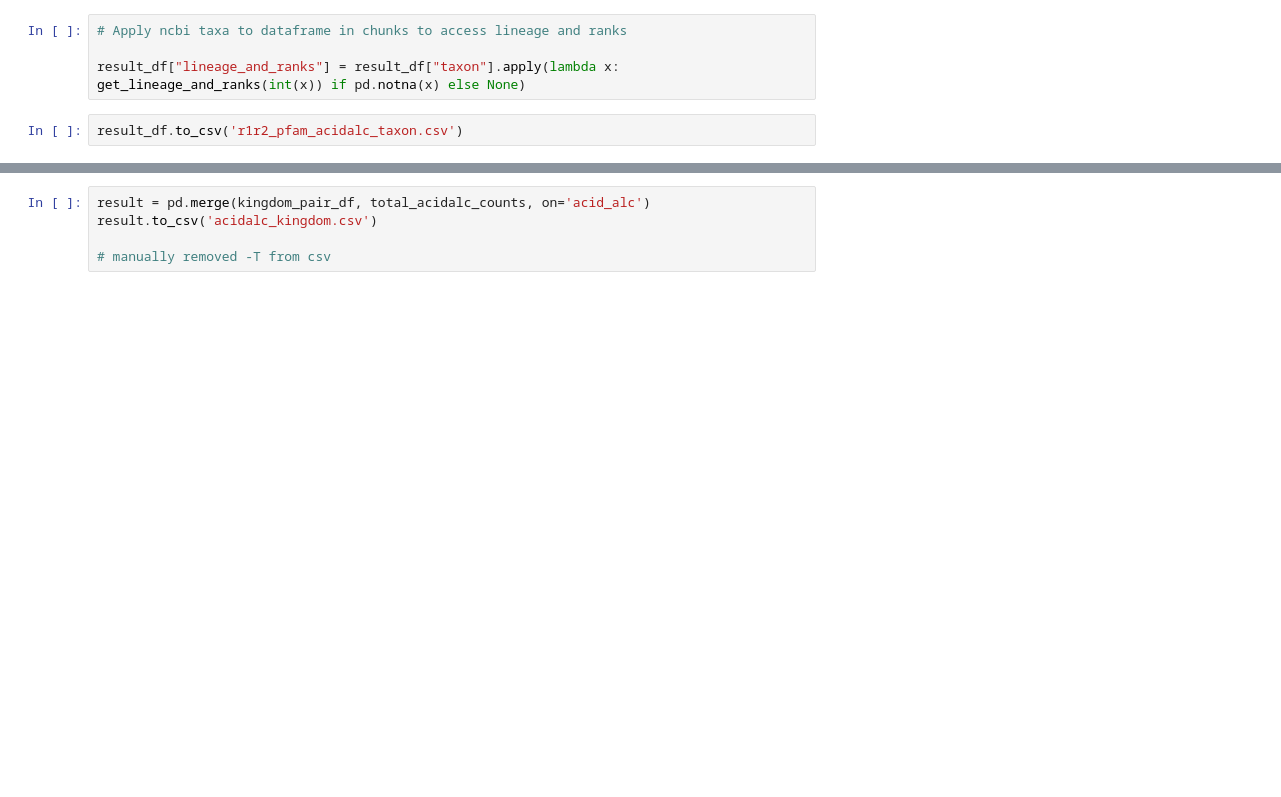
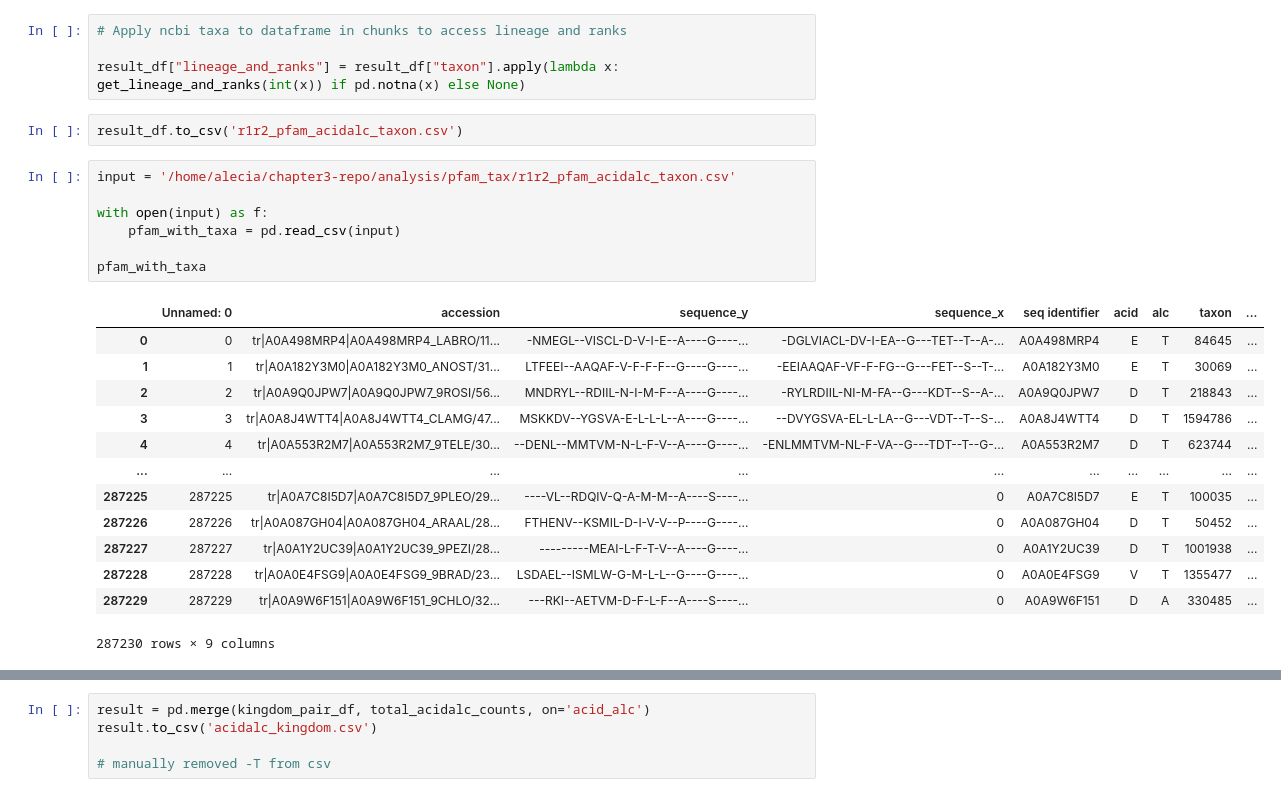
Before and after one commit to aleciagee/ihelix-residues-analysis, a Jupyter notebook: analysis/pfam_tax/pfam_r1r2_taxonomy.ipynb, the cells around one changed output, grey strips where cells are left out. Saved outputs shown, nothing was run; the diff lists cells and outputs as text; blank space fills up the shorter version.

```diff
--- a/analysis/pfam_tax/pfam_r1r2_taxonomy.ipynb
+++ b/analysis/pfam_tax/pfam_r1r2_taxonomy.ipynb
@@ -160,6 +160,27 @@ def get_lineage_and_ranks(taxon_id):
 result_df["lineage_and_ranks"] = result_df["taxon"].apply(lambda x: get_lineage_and_ranks(int(x)) if pd.notna(x) else None)
 # %%
 result_df.to_csv('r1r2_pfam_acidalc_taxon.csv')
+# %%
+input = '/home/alecia/chapter3-repo/analysis/pfam_tax/r1r2_pfam_acidalc_taxon.csv'
+
+with open(input) as f:
+    pfam_with_taxa = pd.read_csv(input)
+
+pfam_with_taxa
+# %% [output]
+|  | Unnamed: 0 | accession | sequence_y | sequence_x | seq identifier | acid | alc | taxon | ... |
+| 0 | 0 | tr|A0A498MRP4|A0A498MRP4_LABRO/11... | -NMEGL--VISCL-D-V-I-E--A----G----... | -DGLVIACL-DV-I-EA--G---TET--T--A-... | A0A498MRP4 | E | T | 84645 | ... |
+| 1 | 1 | tr|A0A182Y3M0|A0A182Y3M0_ANOST/31... | LTFEEI--AAQAF-V-F-F-F--G----G----... | -EEIAAQAF-VF-F-FG--G---FET--S--T-... | A0A182Y3M0 | E | T | 30069 | ... |
+| 2 | 2 | tr|A0A9Q0JPW7|A0A9Q0JPW7_9ROSI/56... | MNDRYL--RDIIL-N-I-M-F--A----G----... | -RYLRDIIL-NI-M-FA--G---KDT--S--A-... | A0A9Q0JPW7 | D | T | 218843 | ... |
+| 3 | 3 | tr|A0A8J4WTT4|A0A8J4WTT4_CLAMG/47... | MSKKDV--YGSVA-E-L-L-L--A----G----... | --DVYGSVA-EL-L-LA--G---VDT--T--S-... | A0A8J4WTT4 | D | T | 1594786 | ... |
+| 4 | 4 | tr|A0A553R2M7|A0A553R2M7_9TELE/30... | --DENL--MMTVM-N-L-F-V--A----G----... | -ENLMMTVM-NL-F-VA--G---TDT--T--G-... | A0A553R2M7 | D | T | 623744 | ... |
+| ... | ... | ... | ... | ... | ... | ... | ... | ... | ... |
+| 287225 | 287225 | tr|A0A7C8I5D7|A0A7C8I5D7_9PLEO/29... | ----VL--RDQIV-Q-A-M-M--A----S----... | 0 | A0A7C8I5D7 | E | T | 100035 | ... |
+| 287226 | 287226 | tr|A0A087GH04|A0A087GH04_ARAAL/28... | FTHENV--KSMIL-D-I-V-V--P----G----... | 0 | A0A087GH04 | D | T | 50452 | ... |
+| 287227 | 287227 | tr|A0A1Y2UC39|A0A1Y2UC39_9PEZI/28... | ---------MEAI-L-F-T-V--A----G----... | 0 | A0A1Y2UC39 | D | T | 1001938 | ... |
+| 287228 | 287228 | tr|A0A0E4FSG9|A0A0E4FSG9_9BRAD/23... | LSDAEL--ISMLW-G-M-L-L--G----G----... | 0 | A0A0E4FSG9 | V | T | 1355477 | ... |
+| 287229 | 287229 | tr|A0A9W6F151|A0A9W6F151_9CHLO/32... | ---RKI--AETVM-D-F-L-F--A----S----... | 0 | A0A9W6F151 | D | A | 330485 | ... |
+287230 rows × 9 columns
 # %%
 # Define standard taxonomic ranks
 tax_ranks = ['kingdom', 'phylum', 'class', 'order', 'family', 'genus', 'species']
```
Also changed, not shown: parts of 7 cells of this notebook, 9 other files.
